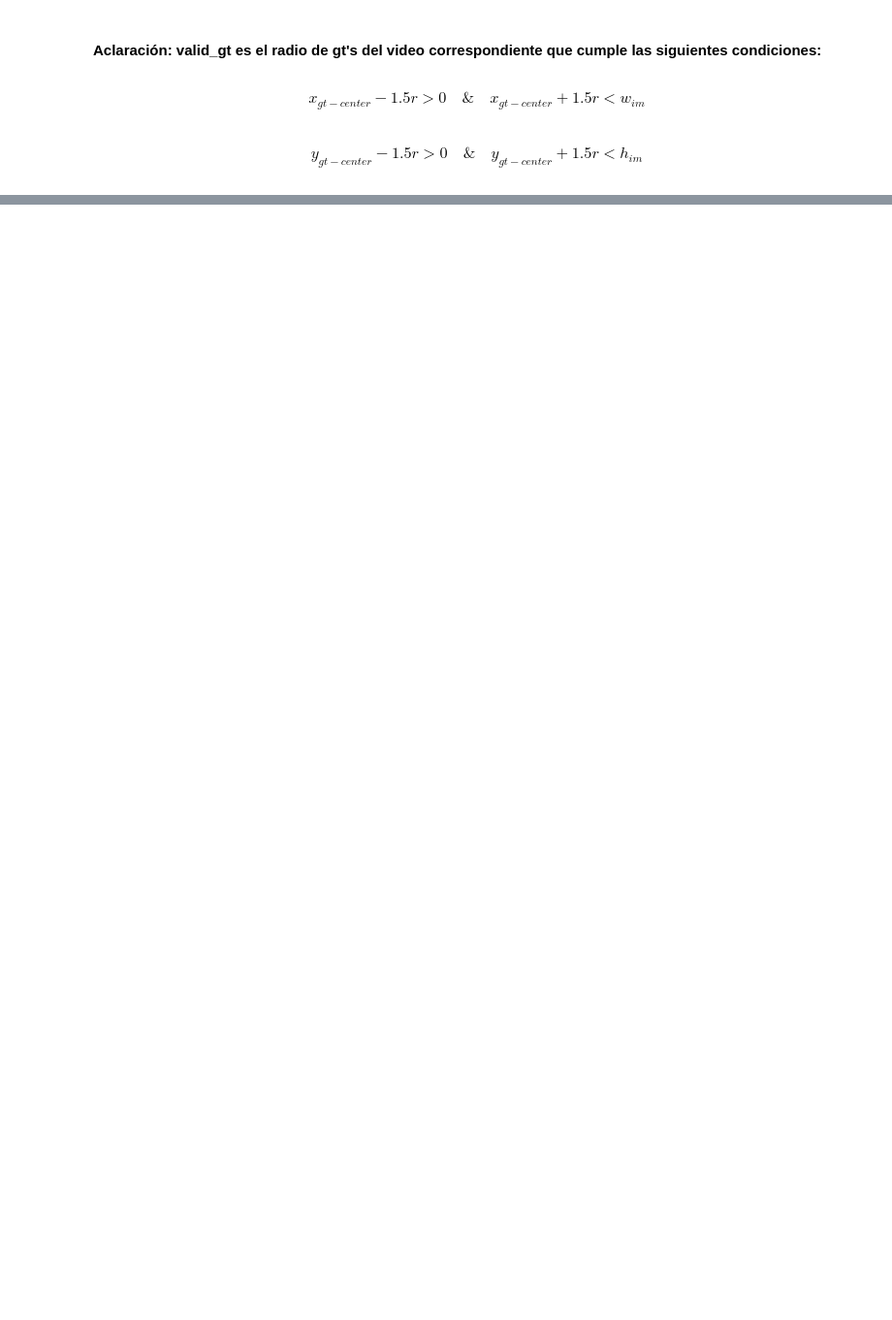
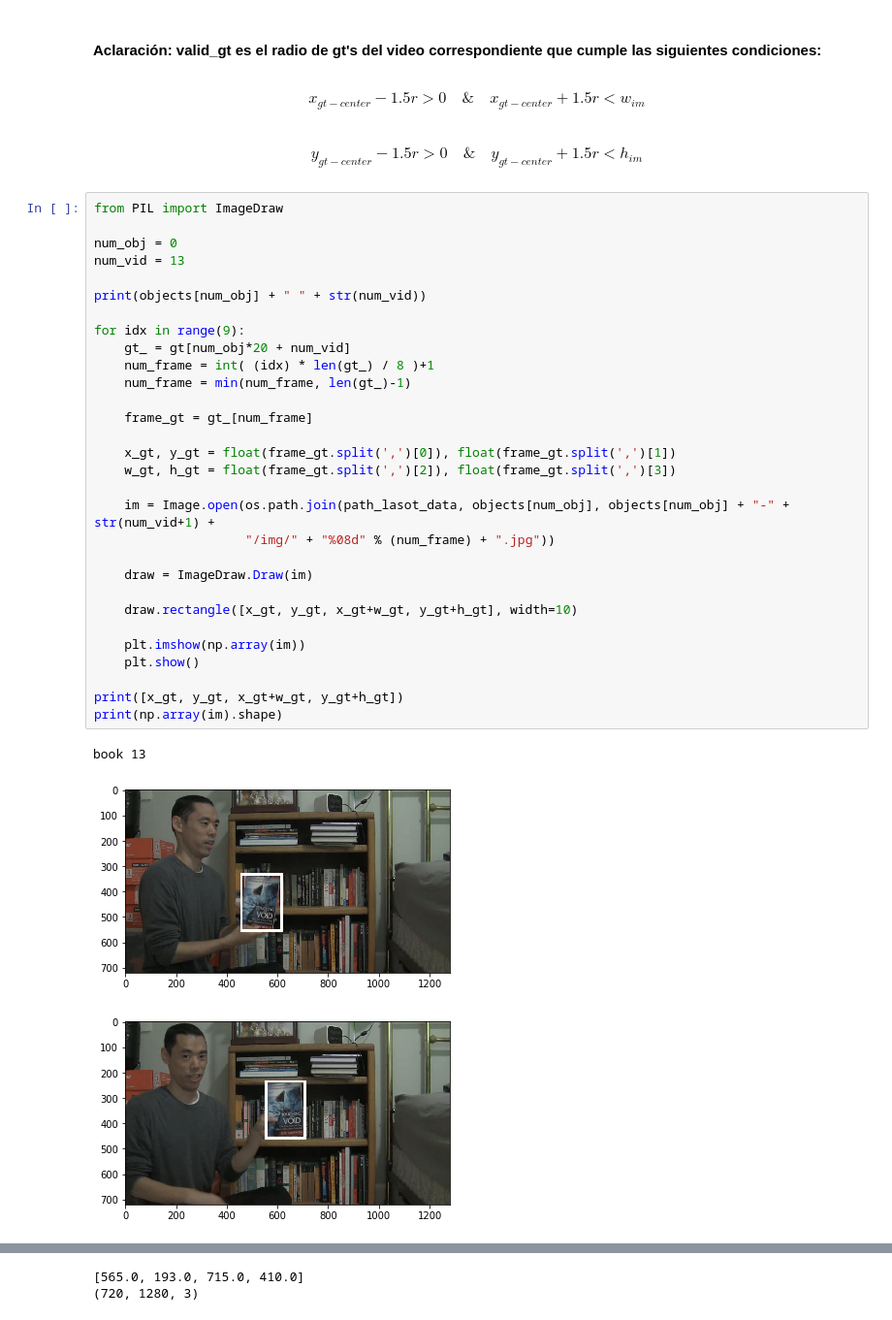
Before and after one commit to JoseVillagranE/LaSOT-Stats, a Jupyter notebook: LaSOT_Stats.ipynb, the cells around one changed output, grey strips where cells are left out. Shown at 97% size. Saved outputs shown, nothing was run; the diff lists cells and outputs as text; blank space fills up the shorter version.

```diff
--- a/LaSOT_Stats.ipynb
+++ b/LaSOT_Stats.ipynb
@@ -200,3 +231,37 @@ Total de imagenes: 41095
 $$ x_{gt-center} - 1.5r > 0 \quad \& \quad x_{gt-center} + 1.5r < w_{im}$$
 # %% [markdown]
 $$ y_{gt-center} - 1.5r > 0 \quad \& \quad y_{gt-center} + 1.5r < h_{im}$$
+# %%
+from PIL import ImageDraw
+
+num_obj = 0
+num_vid = 13
+
+print(objects[num_obj] + " " + str(num_vid))
+
+for idx in range(9):
+    gt_ = gt[num_obj*20 + num_vid]
+    num_frame = int( (idx) * len(gt_) / 8 )+1
+    num_frame = min(num_frame, len(gt_)-1)
+
+    frame_gt = gt_[num_frame]
+
+    x_gt, y_gt = float(frame_gt.split(',')[0]), float(frame_gt.split(',')[1])
+    w_gt, h_gt = float(frame_gt.split(',')[2]), float(frame_gt.split(',')[3])
+
+    im = Image.open(os.path.join(path_lasot_data, objects[num_obj], objects[num_obj] + "-" + str(num_vid+1) +
+                    "/img/" + "%08d" % (num_frame) + ".jpg"))
+
+    draw = ImageDraw.Draw(im)
+
+    draw.rectangle([x_gt, y_gt, x_gt+w_gt, y_gt+h_gt], width=10)
+
+    plt.imshow(np.array(im))
+    plt.show()
+
+print([x_gt, y_gt, x_gt+w_gt, y_gt+h_gt])
+print(np.array(im).shape)
+# %% [output]
+book 13
+[figure, added]
+[figure, added]
@@ -202,0 +275,2 @@ $$ y_{gt-center} - 1.5r > 0 \quad \& \quad y_{gt-center} + 1.5r < h_{im}$$
+[565.0, 193.0, 715.0, 410.0]
+(720, 1280, 3)
```
Also changed, not shown: parts of 3 cells of this notebook.
